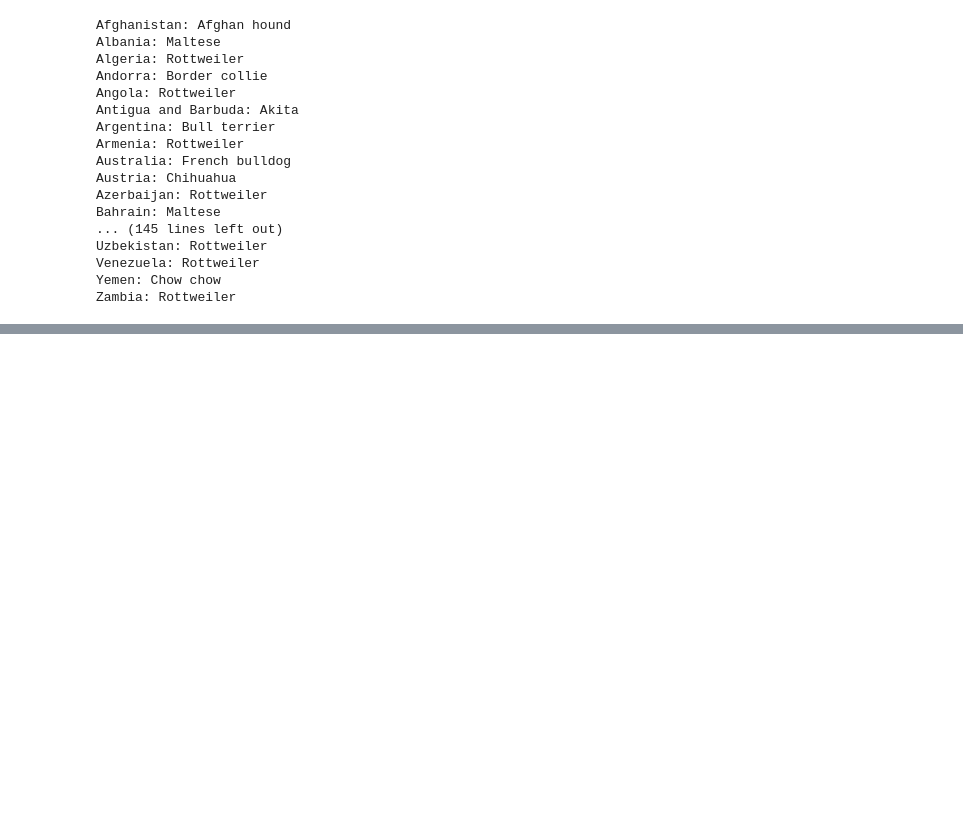
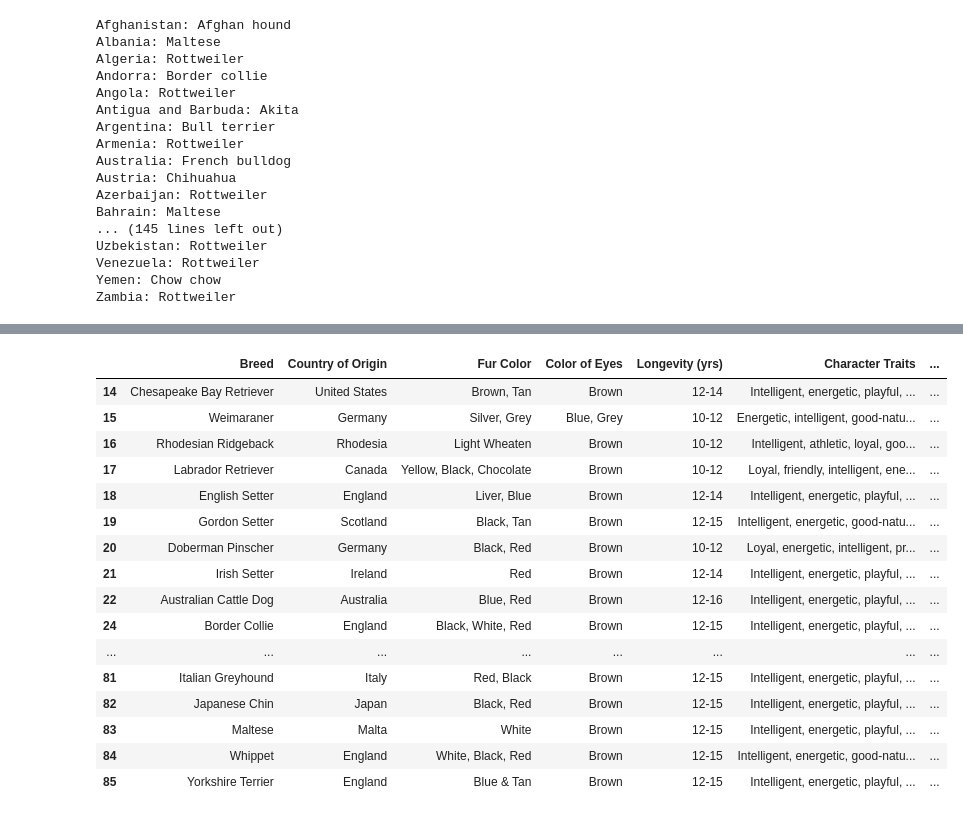
Before and after one commit to PedroVidales/-w4-ETL-Project-PedroVidales-, a Jupyter notebook: src/Untitled1.ipynb, the cells around one changed output, grey strips where cells are left out. Drawn from its saved outputs; the diff is of its cells as text; code cells hidden in the pictures; blank space fills up the shorter version.

```diff
--- a/src/Untitled1.ipynb
+++ b/src/Untitled1.ipynb
@@ -580,0 +571,20 @@ data = {
+# %%
+result.tail(60)
+# %% [output]
+|  | Breed | Country of Origin | Fur Color | Color of Eyes | Longevity (yrs) | Character Traits | ... |
+| 14 | Chesapeake Bay Retriever | United States | Brown, Tan | Brown | 12-14 | Intelligent, energetic, playful, ... | ... |
+| 15 | Weimaraner | Germany | Silver, Grey | Blue, Grey | 10-12 | Energetic, intelligent, good-natu... | ... |
+| 16 | Rhodesian Ridgeback | Rhodesia | Light Wheaten | Brown | 10-12 | Intelligent, athletic, loyal, goo... | ... |
+| 17 | Labrador Retriever | Canada | Yellow, Black, Chocolate | Brown | 10-12 | Loyal, friendly, intelligent, ene... | ... |
+| 18 | English Setter | England | Liver, Blue | Brown | 12-14 | Intelligent, energetic, playful, ... | ... |
+| 19 | Gordon Setter | Scotland | Black, Tan | Brown | 12-15 | Intelligent, energetic, good-natu... | ... |
+| 20 | Doberman Pinscher | Germany | Black, Red | Brown | 10-12 | Loyal, energetic, intelligent, pr... | ... |
+| 21 | Irish Setter | Ireland | Red | Brown | 12-14 | Intelligent, energetic, playful, ... | ... |
+| 22 | Australian Cattle Dog | Australia | Blue, Red | Brown | 12-16 | Intelligent, energetic, playful, ... | ... |
+| 24 | Border Collie | England | Black, White, Red | Brown | 12-15 | Intelligent, energetic, playful, ... | ... |
+| ... | ... | ... | ... | ... | ... | ... | ... |
+| 81 | Italian Greyhound | Italy | Red, Black | Brown | 12-15 | Intelligent, energetic, playful, ... | ... |
+| 82 | Japanese Chin | Japan | Black, Red | Brown | 12-15 | Intelligent, energetic, playful, ... | ... |
+| 83 | Maltese | Malta | White | Brown | 12-15 | Intelligent, energetic, playful, ... | ... |
+| 84 | Whippet | England | White, Black, Red | Brown | 12-15 | Intelligent, energetic, good-natu... | ... |
+| 85 | Yorkshire Terrier | England | Blue & Tan | Brown | 12-15 | Intelligent, energetic, playful, ... | ... |
```
Also changed, not shown: parts of 9 cells of this notebook.
